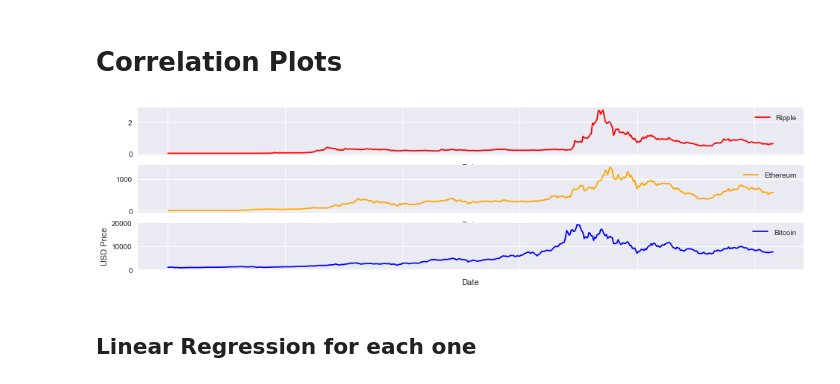
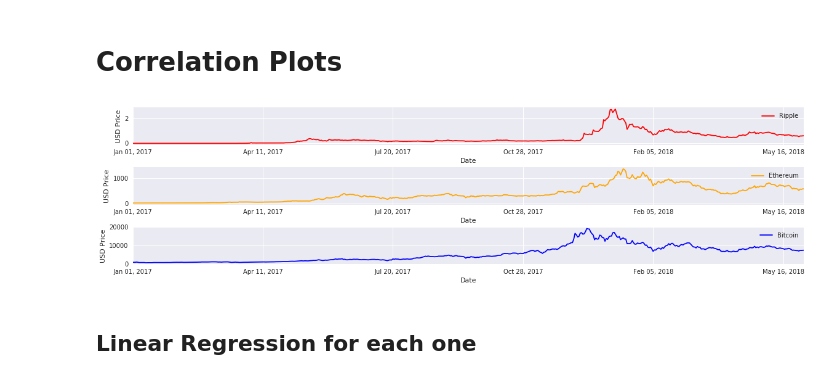
Before and after one commit to LessIsMorePy/cryptos, a Jupyter notebook: correlation.ipynb, the cells around one changed output. Drawn from its saved outputs; the diff is of its cells as text; code cells hidden in the pictures.

```diff
--- a/correlation.ipynb
+++ b/correlation.ipynb
@@ -68,18 +68,19 @@ btc_price = df_btc['Price'].apply(float_format)
 # %%
 labels = ['Ripple', 'Ethereum', 'Bitcoin']
 frames = [df_xrp['Price'], eth_price, btc_price]
 colors = ['red', 'orange', 'blue']
 
 plt.figure(figsize=(16, 4))
 
 for k in range(len(frames)):
     plt.subplot(3, 1, k+1)
     frames[k].plot(label=labels[k], color=colors[k])
     plt.legend()
-plt.ylabel('USD Price')
+    plt.ylabel('USD Price')
+plt.tight_layout(pad=0.1)
 plt.show()
 # %% [output]
-[figure, old version]
+[figure, new version]
 # %% [markdown]
 ## Linear Regression for each one
 # %%
```
Also changed, not shown: parts of 8 cells of this notebook.
